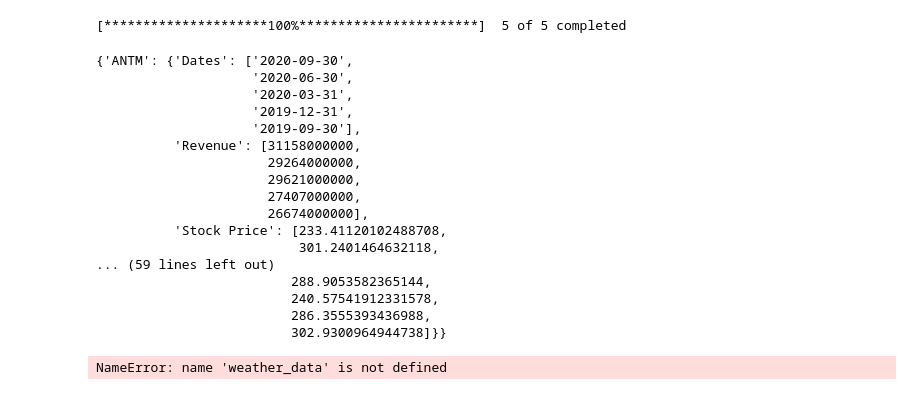
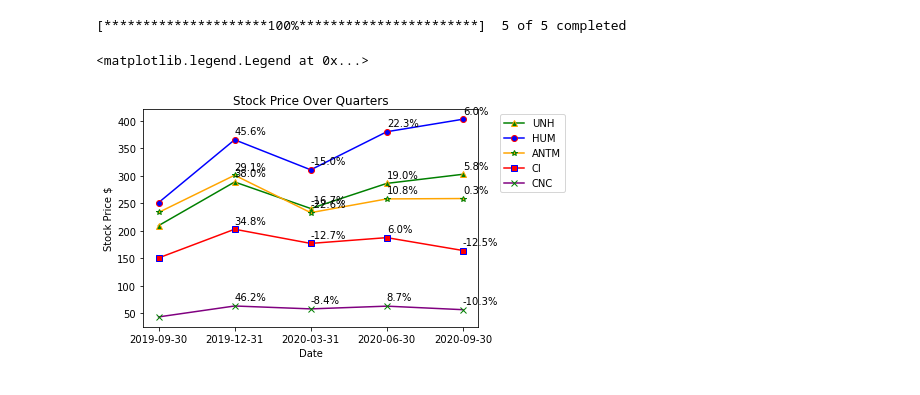
Before and after one commit to SDImperiale/ImperialeSource, a Jupyter notebook: Johan_Main_Insurance.ipynb, the cells around one changed output. Saved outputs shown, nothing was run; the diff lists cells and outputs as text; code cells hidden in the pictures.

Commit message:
Next day of working, added in graphs, polished up stuff.

```diff
--- a/Johan_Main_Insurance.ipynb
+++ b/Johan_Main_Insurance.ipynb
@@ -92,36 +98,37 @@ add_stock(antmdf,'ANTM')
 add_stock(cidf,'CI')
 # %% [output]
 [*********************100%***********************]  5 of 5 completed
-# %%
-pprint (master_dict)
-# %% [output]
-{'ANTM': {'Dates': ['2020-09-30',
-                    '2020-06-30',
-                    '2020-03-31',
-                    '2019-12-31',
-                    '2019-09-30'],
-          'Revenue': [31158000000,
-                      29264000000,
-                      29621000000,
-                      27407000000,
-                      26674000000],
-          'Stock Price': [233.41120102488708,
-                          301.2401464632118,
-... (59 lines left out)
-                         288.9053582365144,
-                         240.57541912331578,
-                         286.3555393436988,
-                         302.9300964944738]}}
-# %%
-x = weather_data['temp']
-y = weather_data['lat']
-scatter = plt.scatter(x,y)
-slope, intercept, rvalue, pvalue, stderr = stats.linregress(weather_data['temp'],weather_data['lat'])
-regress_values = weather_data['temp'] * slope + intercept
-line_eq = "y = " + str(round(slope,2)) + "x + " + str(round(intercept,2))
-scatter = plt.plot(weather_data['temp'],regress_values,"r-")
-scatter = plt.annotate(line_eq,(15,45),fontsize=15,color="red")
-plt.xlabel("temp")
-plt.ylabel("lat")
-# %% [output]
-NameError: name 'weather_data' is not defined
+# %%
+colors = ['green','blue','orange','red','purple']
+colors2 = ['orange','red','green','blue','green']
+markers = ['^','o','*','s','x']
+
+def plot_graph(ticker,i):
+    xaxis = sorted(master_dict[ticker]['Dates'],reverse=False)
+    yaxis = master_dict[ticker]['Stock Price']
+    plt.plot(xaxis,yaxis, marker = markers[i],markeredgecolor=colors2[i],color = colors[i])
+    plt.xlabel('Date')
+    plt.ylabel(f'Stock Price $')
+    plt.title(f'Stock Price Over Quarters')
+    z = 0
+    for x,y in zip(xaxis,yaxis):
+        if x == '2019-09-30':
+            z = z + 1
+            continue
+        change = str(round(((float(yaxis[z]) / float(yaxis[z-1])) - 1) * 100,1)) + '%'
+        plt.annotate(
+            s = change,
+            xy = (x,y),
+            xytext = (x,(y + 10))
+        )
+        z = z + 1
+i = 0
+for name in companies:
+    plot_graph(name, i)
+    i = i + 1
+
+plt.legend(companies,bbox_to_anchor=(1.05, 1), loc='upper left')
+#plt.figure(figsize=(15,15))
+# %% [output]
+<matplotlib.legend.Legend at 0x...>
+[figure, added]
```
Also changed, not shown: parts of 3 cells of this notebook, 1 other file.
